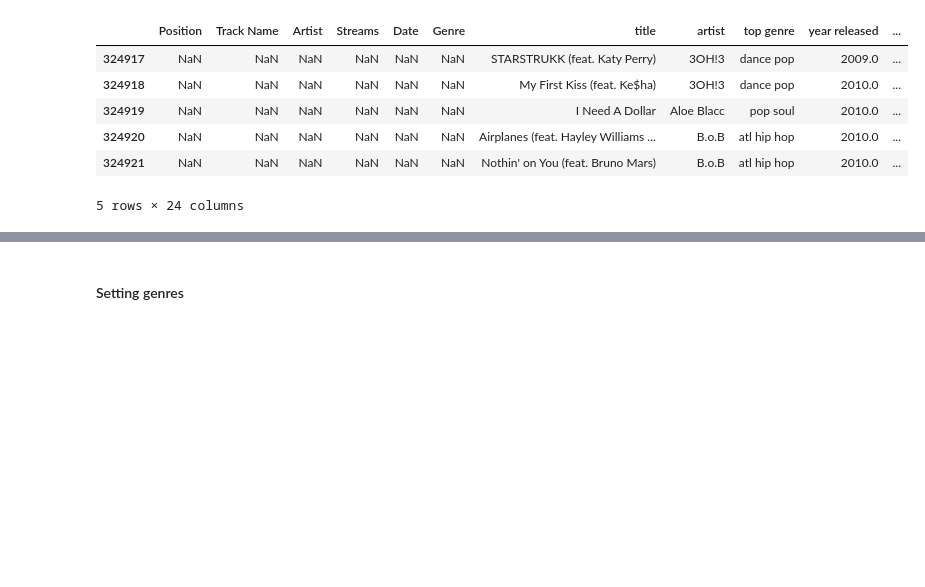
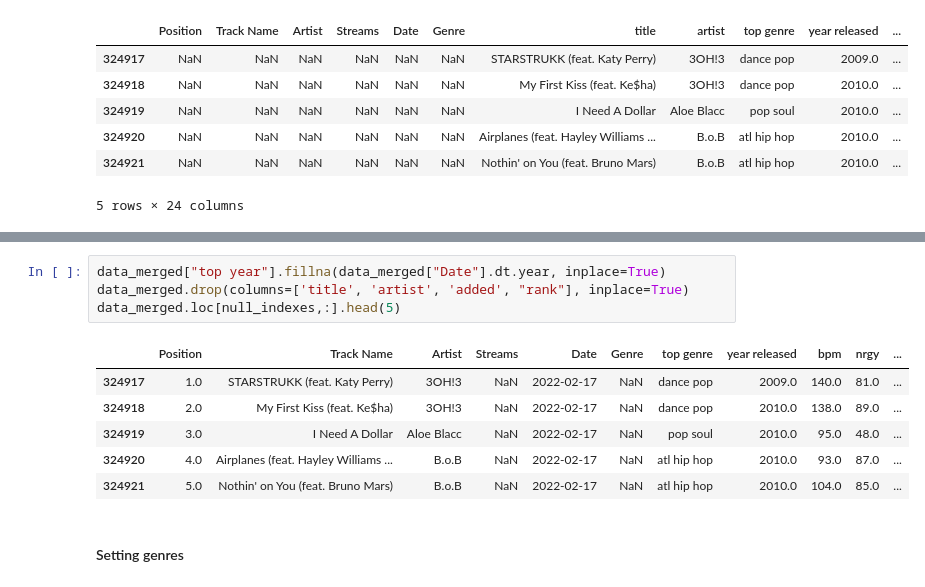
Before and after one commit to ArturOle/SpotifyAnalysis, a Jupyter notebook: analysis.ipynb, the cells around one changed output, grey strips where cells are left out. Saved outputs shown, nothing was run; the diff lists cells and outputs as text; blank space fills up the shorter version.

Commit message:
Fix dates

```diff
--- a/analysis.ipynb
+++ b/analysis.ipynb
@@ -151,3 +163,14 @@ data_merged.loc[null_indexes,:].head(5)
+# %%
+data_merged["top year"].fillna(data_merged["Date"].dt.year, inplace=True)
+data_merged.drop(columns=['title', 'artist', 'added', "rank"], inplace=True)
+data_merged.loc[null_indexes,:].head(5)
+# %% [output]
+|  | Position | Track Name | Artist | Streams | Date | Genre | top genre | year released | bpm | nrgy | ... |
+| 324917 | 1.0 | STARSTRUKK (feat. Katy Perry) | 3OH!3 | NaN | 2022-02-17 | NaN | dance pop | 2009.0 | 140.0 | 81.0 | ... |
+| 324918 | 2.0 | My First Kiss (feat. Ke$ha) | 3OH!3 | NaN | 2022-02-17 | NaN | dance pop | 2010.0 | 138.0 | 89.0 | ... |
+| 324919 | 3.0 | I Need A Dollar | Aloe Blacc | NaN | 2022-02-17 | NaN | pop soul | 2010.0 | 95.0 | 48.0 | ... |
+| 324920 | 4.0 | Airplanes (feat. Hayley Williams ... | B.o.B | NaN | 2022-02-17 | NaN | atl hip hop | 2010.0 | 93.0 | 87.0 | ... |
+| 324921 | 5.0 | Nothin' on You (feat. Bruno Mars) | B.o.B | NaN | 2022-02-17 | NaN | atl hip hop | 2010.0 | 104.0 | 85.0 | ... |
 # %% [markdown]
 #### Setting genres
 # %%
```
Also changed, not shown: parts of 9 cells of this notebook.
